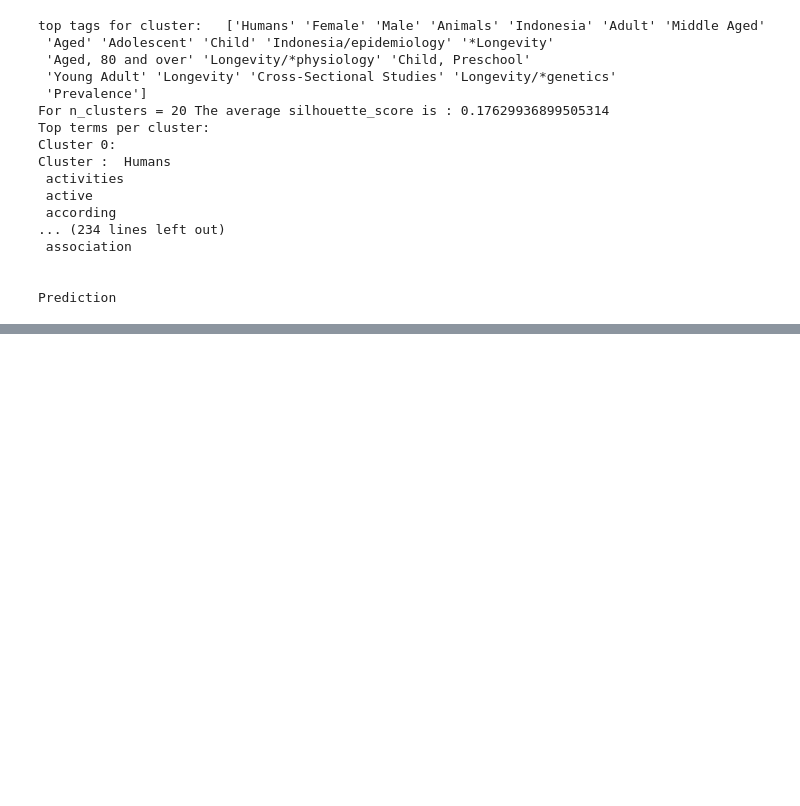
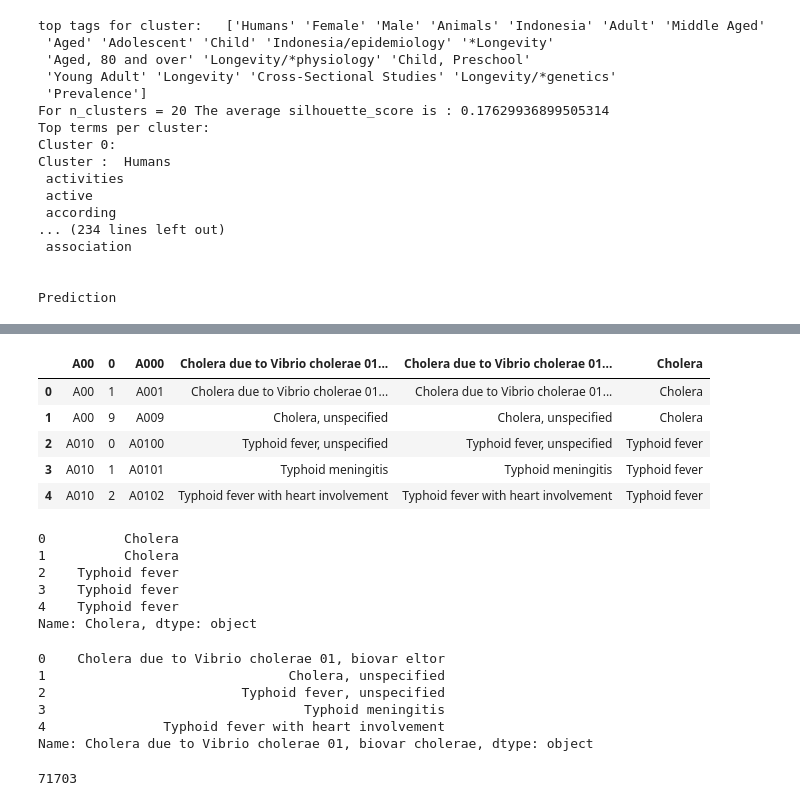
Before and after one commit to nurrizkyimani/mesh_on_demand, a Jupyter notebook: Data_Mining_Nurrizky.ipynb, the cells around one changed output, grey strips where cells are left out. Saved outputs shown, nothing was run; the diff lists cells and outputs as text; code cells hidden in the pictures; blank space fills up the shorter version.

```diff
--- a/Data_Mining_Nurrizky.ipynb
+++ b/Data_Mining_Nurrizky.ipynb
@@ -899,0 +923,5 @@ Prediction
+# %%
+y = df.pop('Cholera')
+X = df
+
+X_train,X_test,y_train,y_test = train_test_split(X.index,y,test_size=0.2)
@@ -899,0 +939,9 @@ Prediction
+# %%
+df.head()
+# %% [output]
+|  | A00 | 0 | A000 | Cholera due to Vibrio cholerae 01... | Cholera due to Vibrio cholerae 01... | Cholera |
+| 0 | A00 | 1 | A001 | Cholera due to Vibrio cholerae 01... | Cholera due to Vibrio cholerae 01... | Cholera |
+| 1 | A00 | 9 | A009 | Cholera, unspecified | Cholera, unspecified | Cholera |
+| 2 | A010 | 0 | A0100 | Typhoid fever, unspecified | Typhoid fever, unspecified | Typhoid fever |
+| 3 | A010 | 1 | A0101 | Typhoid meningitis | Typhoid meningitis | Typhoid fever |
+| 4 | A010 | 2 | A0102 | Typhoid fever with heart involvement | Typhoid fever with heart involvement | Typhoid fever |
@@ -899,0 +959,18 @@ Prediction
+# %%
+y_cho.head()
+# %% [output]
+0          Cholera
+1          Cholera
+2    Typhoid fever
+3    Typhoid fever
+4    Typhoid fever
+Name: Cholera, dtype: object
+# %%
+X_due.head()
+# %% [output]
+0    Cholera due to Vibrio cholerae 01, biovar eltor
+1                               Cholera, unspecified
+2                         Typhoid fever, unspecified
+3                                 Typhoid meningitis
+4               Typhoid fever with heart involvement
+Name: Cholera due to Vibrio cholerae 01, biovar cholerae, dtype: object
@@ -899,0 +979,4 @@ Prediction
+# %%
+len(cho_result)
+# %% [output]
+71703
```
Also changed, not shown: parts of 20 cells of this notebook.
